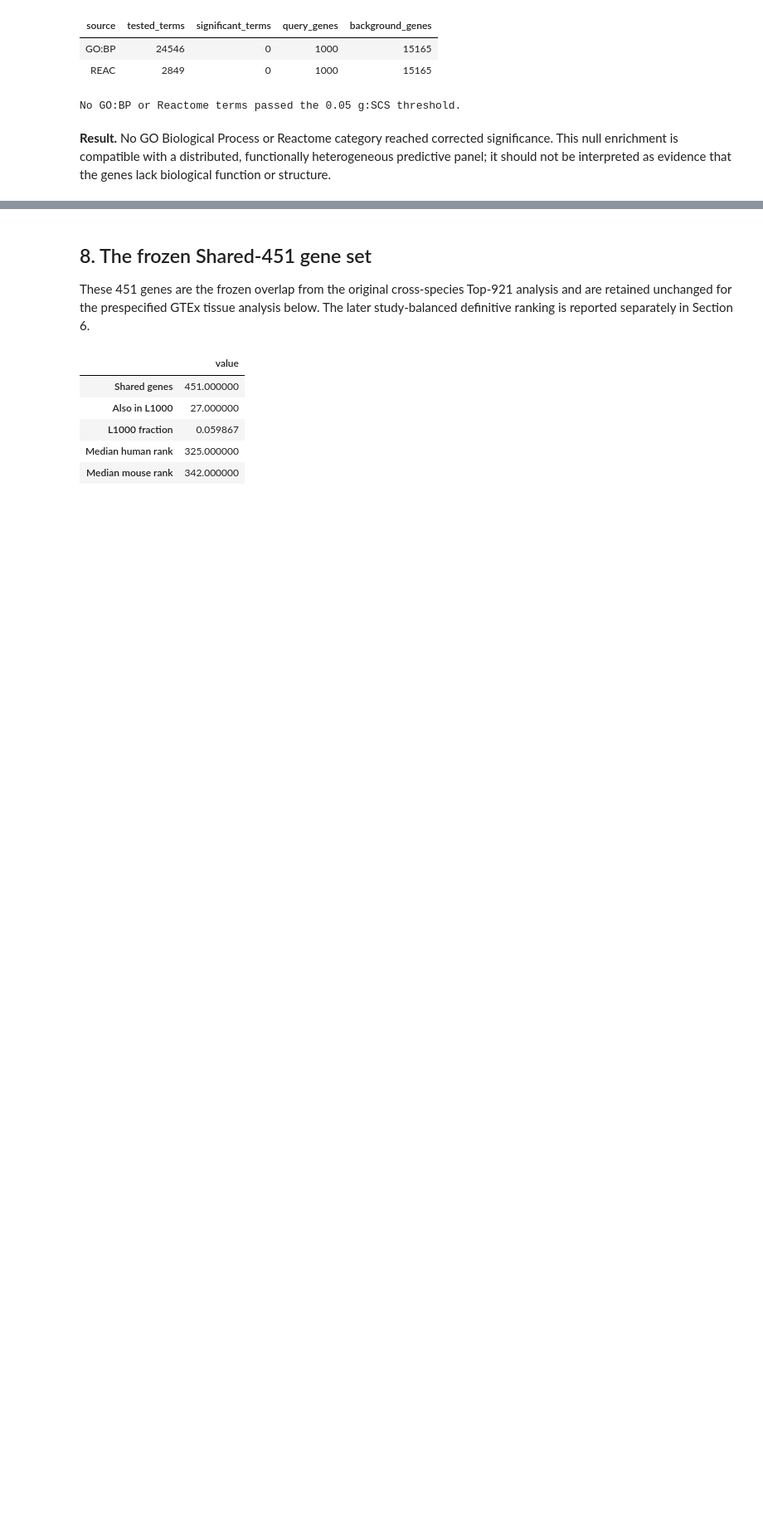
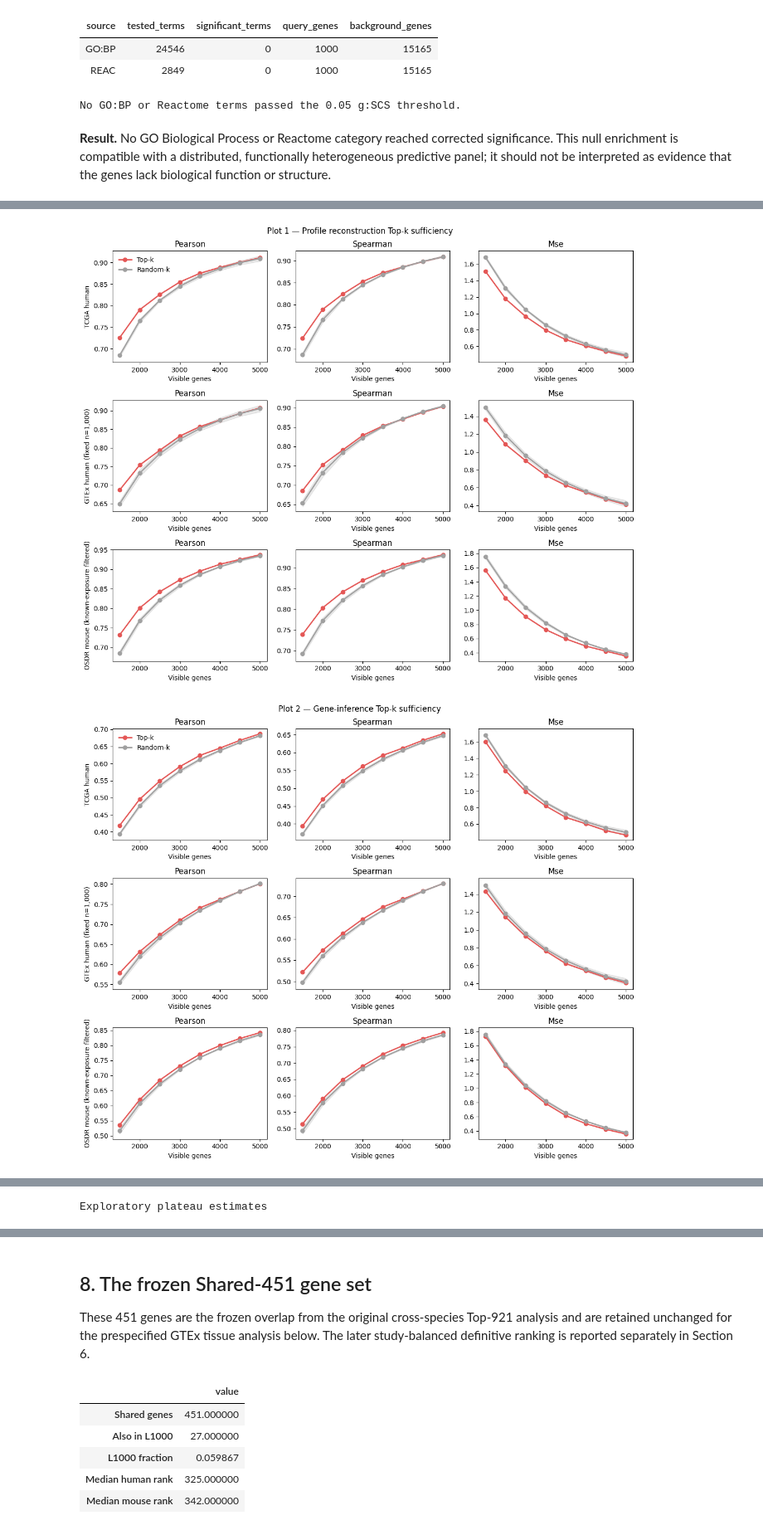
Before and after one commit to alwalt/bridge-rna, a Jupyter notebook: benchmarks/landmark_gene_sufficiency/landmark_gene_sufficiency_benchmark.ipynb, the cells around one changed output, grey strips where cells are left out. Shown at 83% size. Cells and saved outputs as stored; diff of their text form; code cells hidden in the pictures; blank space fills up the shorter version.

Commit message:
updated landmark with gtex top-k experiment

```diff
--- a/benchmarks/landmark_gene_sufficiency/landmark_gene_sufficiency_benchmark.ipynb
+++ b/benchmarks/landmark_gene_sufficiency/landmark_gene_sufficiency_benchmark.ipynb
@@ -630,0 +644,42 @@ No GO:BP or Reactome terms passed the 0.05 g:SCS threshold.
+# %%
+topk_summary_path = RESULTS / 'nested_topk_sufficiency_summary.parquet'
+topk_plateau_path = RESULTS / 'nested_topk_sufficiency_plateau.parquet'
+if topk_summary_path.is_file() and topk_plateau_path.is_file():
+    topk_summary = pd.read_parquet(topk_summary_path)
+    topk_plateau = pd.read_parquet(topk_plateau_path)
+    dataset_labels = {'tcga_human': 'TCGA human',
+        'osdr_mouse_filtered': 'OSDR mouse (known-exposure filtered)',
+        'gtex_human': 'GTEx human (fixed n=1,000)'}
+    def plot_topk_objective(objective, title, filename):
+        datasets = ['tcga_human', 'gtex_human', 'osdr_mouse_filtered']
+        fig, axes = plt.subplots(3, 3, figsize=(12, 10), squeeze=False)
+        for row_index, dataset in enumerate(datasets):
+            frame = topk_summary[(topk_summary.dataset.eq(dataset)) &
+                                 (topk_summary.objective.eq(objective))]
+            for ax, metric in zip(axes[row_index], ['pearson', 'spearman', 'mse']):
+                for method, color in [('Top-k', '#E45756'), ('Random-k', '#A0A0A0')]:
+                    curve = frame[frame.method.eq(method)].sort_values('visible_genes')
+                    ax.plot(curve.visible_genes, curve[f'{metric}_mean'], marker='o',
+                            linewidth=2, color=color, label=method)
+                    if method == 'Random-k':
+                        lower = curve[f'{metric}_mean'] - curve[f'{metric}_sd']
+                        upper = curve[f'{metric}_mean'] + curve[f'{metric}_sd']
+                        ax.fill_between(curve.visible_genes, lower, upper, color=color, alpha=.22)
+                ax.set(title=metric.capitalize(), xlabel='Visible genes')
+                if ax is axes[row_index, 0]: ax.set_ylabel(dataset_labels[dataset])
+        axes[0, 0].legend(frameon=False); fig.suptitle(title)
+        fig.tight_layout(); fig.savefig(FIGURES / filename, dpi=200, bbox_inches='tight'); plt.show()
+    plot_topk_objective('profile', 'Plot 1 — Profile reconstruction Top-k sufficiency',
+                        'nested_topk_profile_reconstruction.png')
+    plot_topk_objective('gene_inference', 'Plot 2 — Gene-inference Top-k sufficiency',
+                        'nested_topk_gene_inference.png')
+    topk_table = topk_summary.sort_values(['objective', 'dataset', 'visible_genes', 'method'])
+    display(topk_table.style.format({column: '{:.6f}' for column in topk_table if
+        column.endswith(('_mean', '_sd'))}, na_rep='—').hide(axis='index'))
+    print('Exploratory plateau estimates')
+    display(topk_plateau.style.hide(axis='index'))
+else:
+    print('Nested Top-k results are pending; rerun this notebook after the pipeline completes.')
+# %% [output]
+[figure, added]
+[figure, added]
@@ -630,0 +703 @@ No GO:BP or Reactome terms passed the 0.05 g:SCS threshold.
+Exploratory plateau estimates
```
Also changed, not shown: parts of 7 cells of this notebook, 25 other files.
